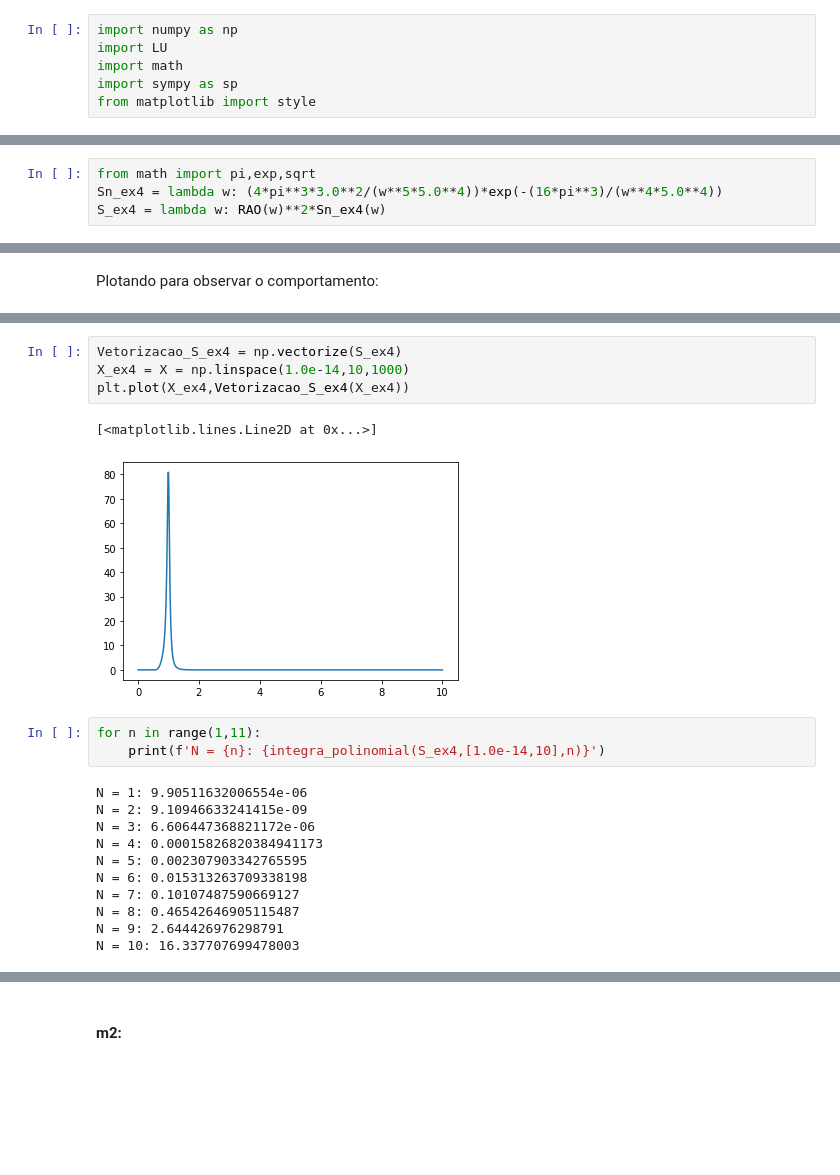
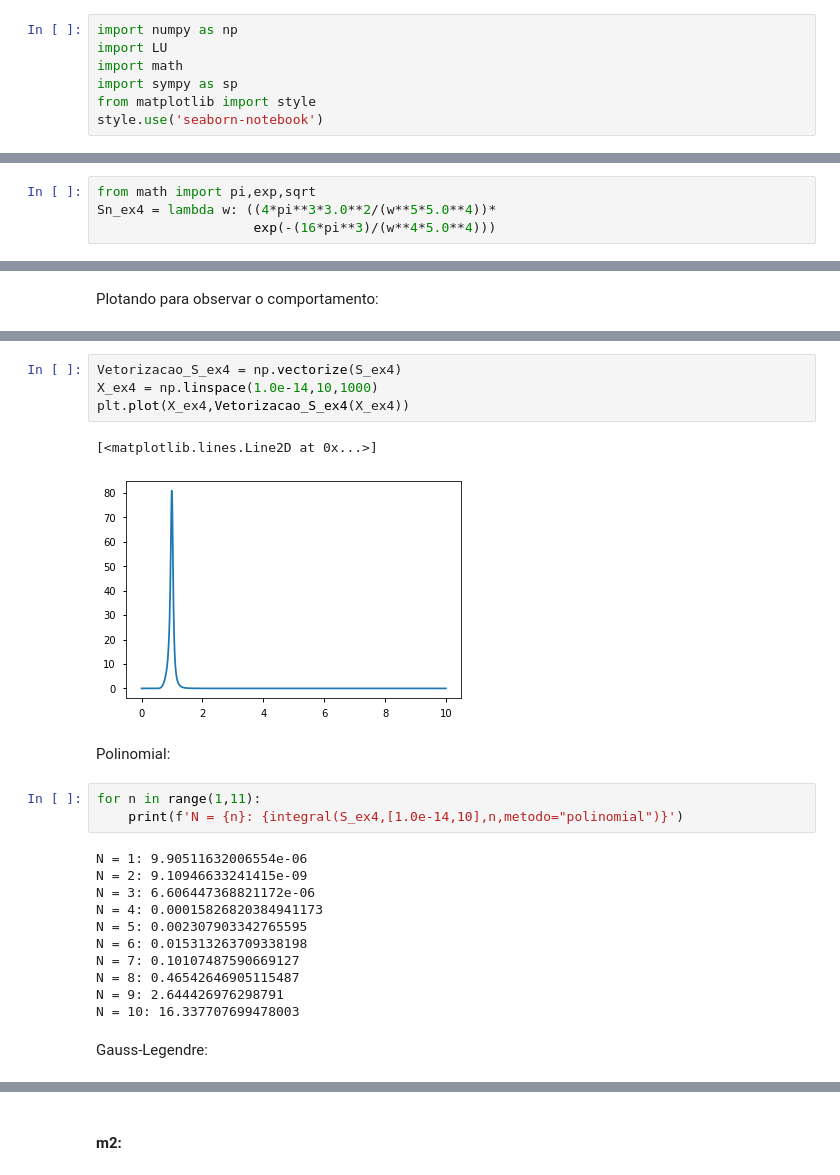
Before and after one commit to redeii/AlgLinComp, a Jupyter notebook: Lista5 - Quadraturas e diferenciacao.ipynb, the cells around one changed output, grey strips where cells are left out. Saved outputs shown, nothing was run; the diff lists cells and outputs as text; blank space fills up the shorter version.

```diff
--- a/Lista5 - Quadraturas e diferenciacao.ipynb
+++ b/Lista5 - Quadraturas e diferenciacao.ipynb
@@ -4,3 +4,4 @@ import LU
 import math
 import sympy as sp
 from matplotlib import style
+style.use('seaborn-notebook')
@@ -218,4 +253,4 @@ Tambem nao e possivel
 # %%
 from math import pi,exp,sqrt
-Sn_ex4 = lambda w: (4*pi**3*3.0**2/(w**5*5.0**4))*exp(-(16*pi**3)/(w**4*5.0**4))
-S_ex4 = lambda w: RAO(w)**2*Sn_ex4(w)
+Sn_ex4 = lambda w: ((4*pi**3*3.0**2/(w**5*5.0**4))*
+                    exp(-(16*pi**3)/(w**4*5.0**4)))
@@ -226,13 +265,15 @@ Plotando para observar o comportamento:
 # %%
 Vetorizacao_S_ex4 = np.vectorize(S_ex4)
-X_ex4 = X = np.linspace(1.0e-14,10,1000)
+X_ex4 = np.linspace(1.0e-14,10,1000)
 plt.plot(X_ex4,Vetorizacao_S_ex4(X_ex4))
 # %% [output]
 [<matplotlib.lines.Line2D at 0x...>]
-[figure, old version]
+[figure, new version]
+# %% [markdown]
+Polinomial:
 # %%
 for n in range(1,11):
-    print(f'N = {n}: {integra_polinomial(S_ex4,[1.0e-14,10],n)}')
+    print(f'N = {n}: {integral(S_ex4,[1.0e-14,10],n,metodo="polinomial")}')
 # %% [output]
 N = 1: 9.90511632006554e-06
 N = 2: 9.10946633241415e-09
@@ -244,5 +285,7 @@ N = 7: 0.10107487590669127
 N = 8: 0.46542646905115487
 N = 9: 2.644426976298791
 N = 10: 16.337707699478003
+# %% [markdown]
+Gauss-Legendre:
 # %%
 for n in range(1,11):
```
Also changed, not shown: parts of 77 cells of this notebook, 2 other files.
